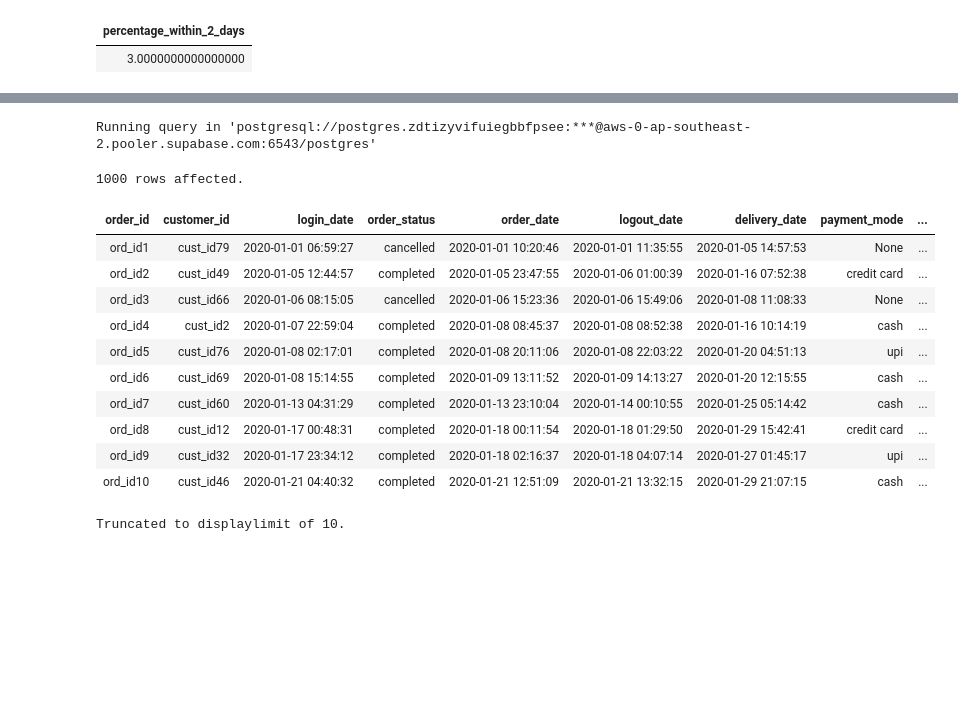
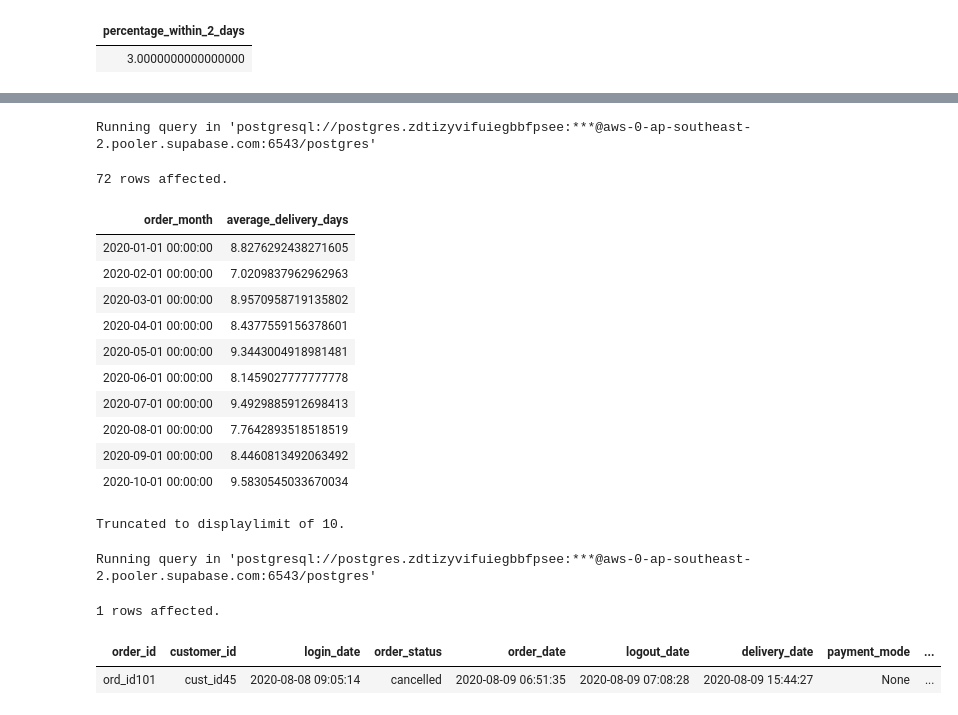
Before and after one commit to umesh-creates/sql_pandas_exercise_and_notes, a Jupyter notebook: retail_analysis exercise/date _and_time.ipynb, the cells around one changed output, grey strips where cells are left out. Saved outputs shown, nothing was run; the diff lists cells and outputs as text; code cells hidden in the pictures; blank space fills up the shorter version.

Commit message:
avg delivery time in days for each month

```diff
--- a/retail_analysis exercise/date _and_time.ipynb
+++ b/retail_analysis exercise/date _and_time.ipynb
@@ -1947,18 +2006,31 @@ Running query in 'postgresql://postgres.zdtizyvifuiegbbfpsee:***@aws-0-ap-southe
+# %%
+%%sql
+SELECT DATE_TRUNC('month', order_date) AS order_month,
+    AVG(EXTRACT(EPOCH FROM AGE(delivery_date, order_date))) / 86400 AS average_delivery_days
+FROM retail_analysis.orders
+GROUP BY DATE_TRUNC('month', order_date)
+ORDER BY order_month
+# %% [output]
+Running query in 'postgresql://postgres.zdtizyvifuiegbbfpsee:***@aws-0-ap-southeast-2.pooler.supabase.com:6543/postgres'
+72 rows affected.
+| order_month | average_delivery_days |
+| 2020-01-01 00:00:00 | 8.8276292438271605 |
+| 2020-02-01 00:00:00 | 7.0209837962962963 |
+| 2020-03-01 00:00:00 | 8.9570958719135802 |
+| 2020-04-01 00:00:00 | 8.4377559156378601 |
+| 2020-05-01 00:00:00 | 9.3443004918981481 |
+| 2020-06-01 00:00:00 | 8.1459027777777778 |
+| 2020-07-01 00:00:00 | 9.4929885912698413 |
+| 2020-08-01 00:00:00 | 7.7642893518518519 |
+| 2020-09-01 00:00:00 | 8.4460813492063492 |
+| 2020-10-01 00:00:00 | 9.5830545033670034 |
+Truncated to displaylimit of 10.
 # %%
 %%sql
 SELECT * FROM retail_analysis.orders
+WHERE order_id = 'ord_id101'
 # %% [output]
 Running query in 'postgresql://postgres.zdtizyvifuiegbbfpsee:***@aws-0-ap-southeast-2.pooler.supabase.com:6543/postgres'
-1000 rows affected.
+1 rows affected.
 | order_id | customer_id | login_date | order_status | order_date | logout_date | delivery_date | payment_mode | ... |
-| ord_id1 | cust_id79 | 2020-01-01 06:59:27 | cancelled | 2020-01-01 10:20:46 | 2020-01-01 11:35:55 | 2020-01-05 14:57:53 | None | ... |
-| ord_id2 | cust_id49 | 2020-01-05 12:44:57 | completed | 2020-01-05 23:47:55 | 2020-01-06 01:00:39 | 2020-01-16 07:52:38 | credit card | ... |
-| ord_id3 | cust_id66 | 2020-01-06 08:15:05 | cancelled | 2020-01-06 15:23:36 | 2020-01-06 15:49:06 | 2020-01-08 11:08:33 | None | ... |
-| ord_id4 | cust_id2 | 2020-01-07 22:59:04 | completed | 2020-01-08 08:45:37 | 2020-01-08 08:52:38 | 2020-01-16 10:14:19 | cash | ... |
-| ord_id5 | cust_id76 | 2020-01-08 02:17:01 | completed | 2020-01-08 20:11:06 | 2020-01-08 22:03:22 | 2020-01-20 04:51:13 | upi | ... |
-| ord_id6 | cust_id69 | 2020-01-08 15:14:55 | completed | 2020-01-09 13:11:52 | 2020-01-09 14:13:27 | 2020-01-20 12:15:55 | cash | ... |
-| ord_id7 | cust_id60 | 2020-01-13 04:31:29 | completed | 2020-01-13 23:10:04 | 2020-01-14 00:10:55 | 2020-01-25 05:14:42 | cash | ... |
-| ord_id8 | cust_id12 | 2020-01-17 00:48:31 | completed | 2020-01-18 00:11:54 | 2020-01-18 01:29:50 | 2020-01-29 15:42:41 | credit card | ... |
-| ord_id9 | cust_id32 | 2020-01-17 23:34:12 | completed | 2020-01-18 02:16:37 | 2020-01-18 04:07:14 | 2020-01-27 01:45:17 | upi | ... |
-| ord_id10 | cust_id46 | 2020-01-21 04:40:32 | completed | 2020-01-21 12:51:09 | 2020-01-21 13:32:15 | 2020-01-29 21:07:15 | cash | ... |
+| ord_id101 | cust_id45 | 2020-08-08 09:05:14 | cancelled | 2020-08-09 06:51:35 | 2020-08-09 07:08:28 | 2020-08-09 15:44:27 | None | ... |
-Truncated to displaylimit of 10.
```
Also changed, not shown: parts of 6 cells of this notebook.
